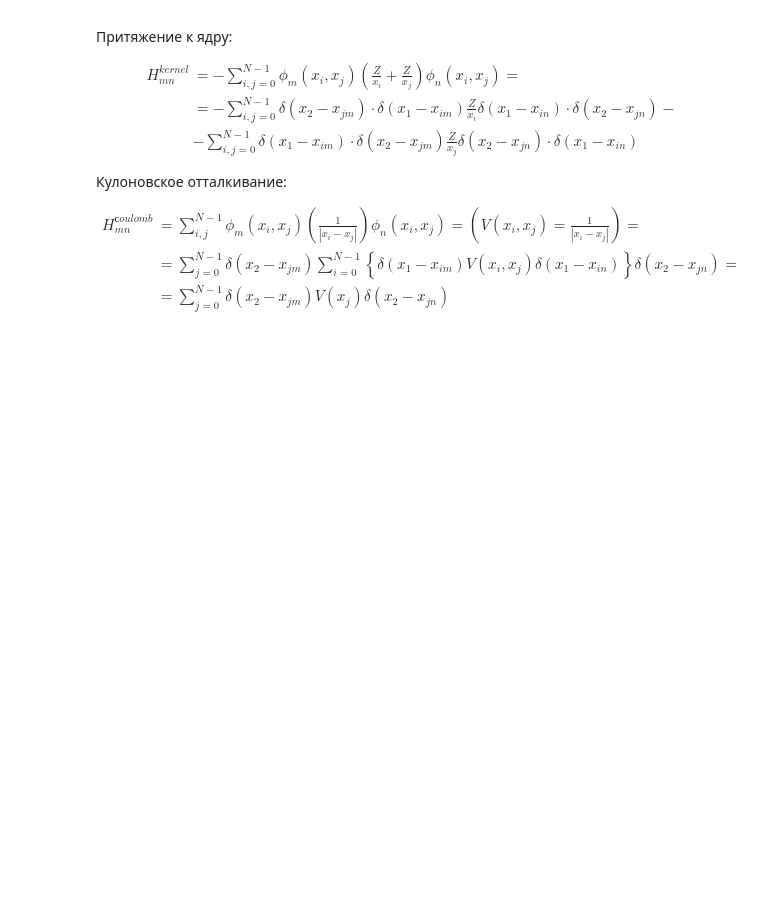
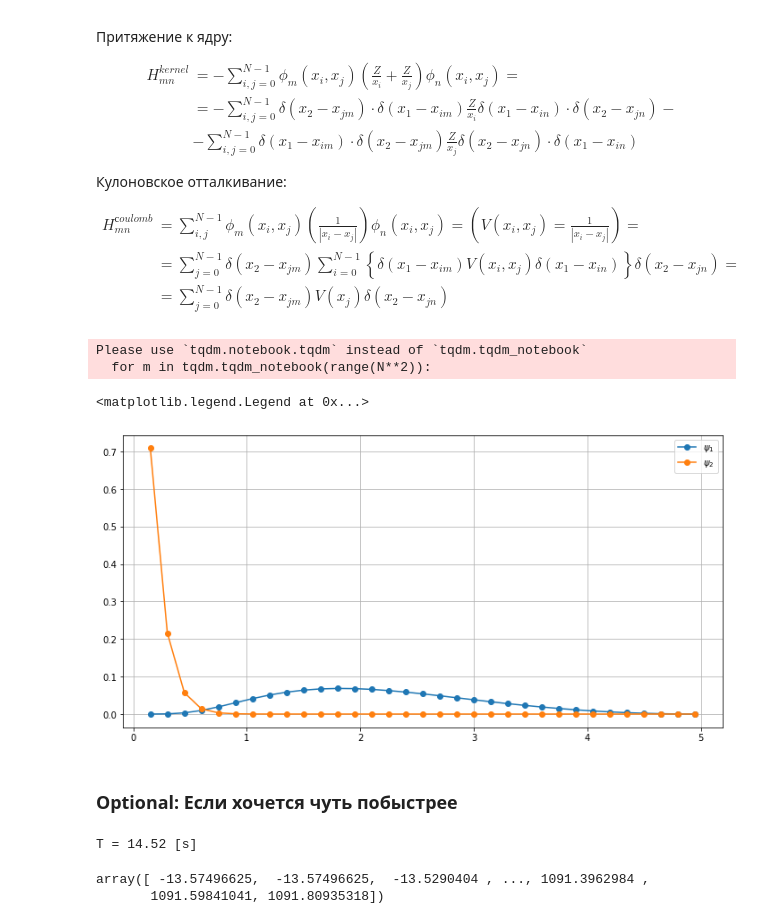
Before and after one commit to AlexLoner/Python_for_Science, a Jupyter notebook: Lecture_9/9_Lec.ipynb, the cells around one changed output. Cells and saved outputs as stored; diff of their text form; code cells hidden in the pictures; blank space fills up the shorter version.

```diff
--- a/Lecture_9/9_Lec.ipynb
+++ b/Lecture_9/9_Lec.ipynb
@@ -104,3 +161,44 @@ $$\psi(x_1, x_2) = \sum_{i, j}\phi(x_{i}, x_{j} \psi(x_1, x_2) = \sum_{i, j}\del
                   &= \sum_{j = 0}^{N-1} \delta(x_2 - x_{jm}) \sum_{i = 0}^{N-1} \left \{  \delta(x_1 - x_{im}) V(x_i, x_j) \delta(x_1 - x_{in}) \right \} \delta(x_2 - x_{jn}) = \\
                   &= \sum_{j = 0}^{N-1} \delta(x_2 - x_{jm}) V(x_j) \delta(x_2 - x_{jn})
 \end{align}
+# %%
+V = np.zeros((N, N))
+for i in  range(N):
+    for j in range(N):
+        V[i, j] = 1 / np.abs(x[i] - x[j]) if i != j else 1e03
+# %%
+H = np.zeros((N**2, N**2))
+for m in tqdm.tqdm_notebook(range(N**2)):
+# for m in tqdm.tqdm(range(N**2)):
+    for n in range(N**2):
+        H[m, n] -= 0.5 * phi[m, :N][1:N-1] @ np.diff(phi[n, :N], 2) / dx**2 * phi[m, N:] @ phi[n, N:]
+        H[m, n] -= 0.5 * phi[m, N:][1:N-1] @ np.diff(phi[n, N:], 2) / dx**2 * phi[m, :N] @ phi[n, :N]
+
+        H[m, n] -= Z * phi[m, :N] @ (phi[n, :N] / x) * phi[m, N:] @ phi[n, N:]
+        H[m, n] -= Z * phi[m, N:] @ (phi[n, N:] / x) * phi[m, :N] @ phi[n, :N]
+
+        H[m, n] += np.sum(phi[m, N:] * np.sum(phi[m, :N] * V * phi[n, :N], axis=1) * phi[n, N:])
+# %% [output]
+Please use `tqdm.notebook.tqdm` instead of `tqdm.tqdm_notebook`
+  for m in tqdm.tqdm_notebook(range(N**2)):
+# %%
+e, v = np.linalg.eig(H)
+indx = np.argsort(e)
+# %%
+alpha = v[:, indx[1]] @ phi
+alpha1 = alpha[:N]
+alpha2 = alpha[N:]
+
+alpha1 /= np.linalg.norm(alpha1, 2)
+alpha2 /= np.linalg.norm(alpha2, 2)
+# %%
+plt.figure(figsize=(12, 6))
+plt.grid(lw=0.75)
+plt.plot(x, np.abs(alpha1) ** 2, '-o', label='$\psi_1$')
+plt.plot(x, np.abs(alpha2) ** 2, '-o', label='$\psi_2$')
+plt.legend()
+# %% [output]
+<matplotlib.legend.Legend at 0x...>
+[figure, added]
+# %% [markdown]
+### Optional: Если хочется чуть побыстрее
@@ -106,0 +221,8 @@ $$\psi(x_1, x_2) = \sum_{i, j}\phi(x_{i}, x_{j} \psi(x_1, x_2) = \sum_{i, j}\del
+# %%
+H = np.zeros((N**2, N**2))
+t1 = time.time()
+calc(H, N, phi, Z, V, x, dx)
+t2 = time.time() - t1
+print(f'T = {t2:.2f} [s]')
+# %% [output]
+T = 14.52 [s]
@@ -106,0 +232,5 @@ $$\psi(x_1, x_2) = \sum_{i, j}\phi(x_{i}, x_{j} \psi(x_1, x_2) = \sum_{i, j}\del
+# %%
+e[indx]
+# %% [output]
+array([ -13.57496625,  -13.57496625,  -13.5290404 , ..., 1091.3962984 ,
+       1091.59841041, 1091.80935318])
```
Also changed, not shown: parts of 16 cells of this notebook.
